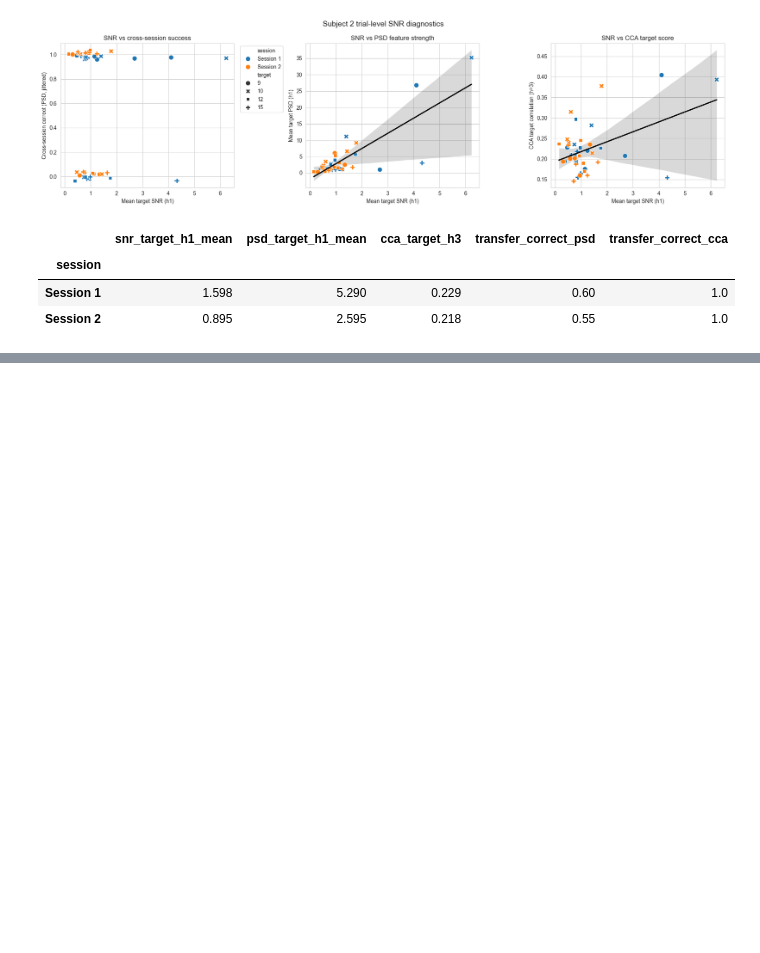
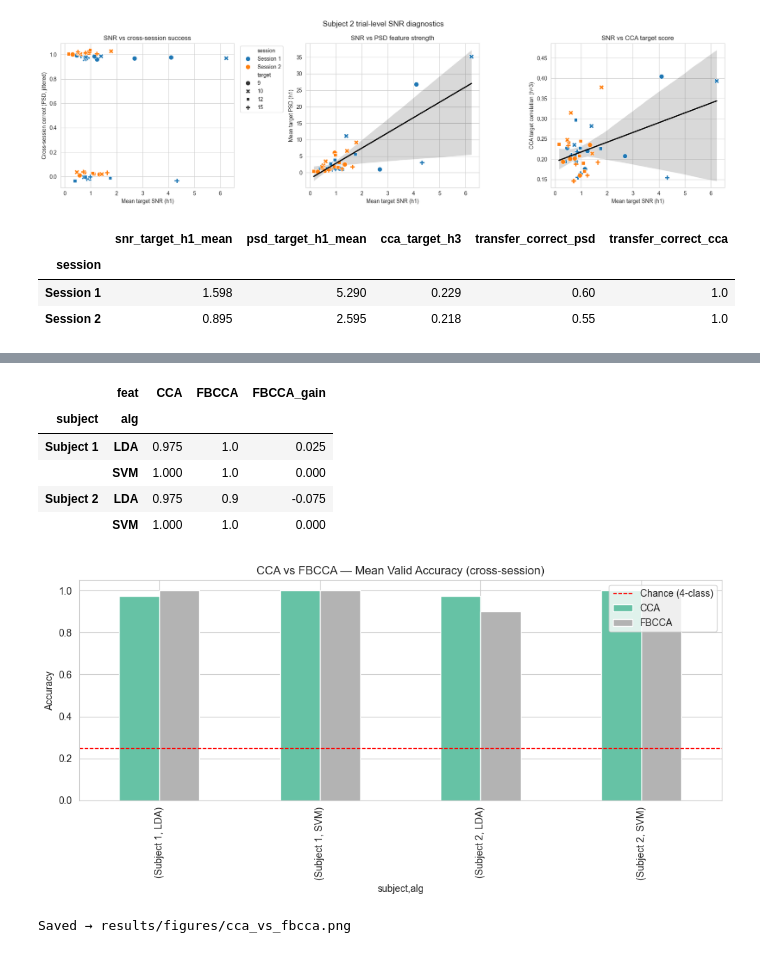
Before and after one commit to binivazqua/brainwave-riders-ssvep, a Jupyter notebook: notebooks/explo.ipynb, the cells around one changed output, grey strips where cells are left out. Saved outputs shown, nothing was run; the diff lists cells and outputs as text; code cells hidden in the pictures; blank space fills up the shorter version.

Commit message:
fbcca and svm are just right

```diff
--- a/notebooks/explo.ipynb
+++ b/notebooks/explo.ipynb
@@ -1619,3 +1693,17 @@ subject_2_trial_diag.groupby("session")[[
 | session |  |  |  |  |  |
 | Session 1 | 1.598 | 5.290 | 0.229 | 0.60 | 1.0 |
 | Session 2 | 0.895 | 2.595 | 0.218 | 0.55 | 1.0 |
+# %%
+# ── Nested CV: FBCCA ──────────────────────────────────────────────────────
+fbcca_results = []
+for feat, subject, sess_1, sess_2 in [
+    ("FBCCA", "Subject 1", sub_1_sess_1_fbcca_feat, sub_1_sess_2_fbcca_feat),
+    ("FBCCA", "Subject 2", sub_2_sess_1_fbcca_feat, sub_2_sess_2_fbcca_feat),
+]:
+    res = run_nested_cv(feat, sess_1, sess_2, subject, algs_and_params)
+    fbcca_results.append(res)
+
+fbcca_df = pd.concat([pd.DataFrame(r) for r in fbcca_results], ignore_index=True)
+fbcca_df.drop(columns=["y_valid", "y_pred"]).style.highlight_max(
+    subset=["train_accuracy", "valid_accuracy"], color="lightgreen"
+)
@@ -1621,0 +1720,39 @@ subject_2_trial_diag.groupby("session")[[
+# %%
+# ── CCA vs FBCCA: side-by-side valid_accuracy comparison ─────────────────
+cca_rows  = results_df[results_df["feat"] == "CCA"].copy()
+fbcca_rows = fbcca_df.copy()
+
+compare = pd.concat([cca_rows, fbcca_rows], ignore_index=True)
+
+pivot = (
+    compare
+    .groupby(["subject", "feat", "alg"])["valid_accuracy"]
+    .mean()
+    .unstack("feat")
+    .round(3)
+)
+pivot["FBCCA_gain"] = (pivot.get("FBCCA", 0) - pivot.get("CCA", 0)).round(3)
+display(pivot)
+
+# Bar chart
+ax = pivot[["CCA", "FBCCA"]].plot(
+    kind="bar", figsize=(10, 5), colormap="Set2",
+    title="CCA vs FBCCA — Mean Valid Accuracy (cross-session)"
+)
+ax.set_ylabel("Accuracy")
+ax.set_ylim(0, 1.05)
+ax.axhline(0.25, color="red", linestyle="--", linewidth=1, label="Chance (4-class)")
+ax.legend()
+plt.tight_layout()
+plt.savefig("../results/figures/cca_vs_fbcca.png", dpi=150)
+plt.show()
+print("Saved → results/figures/cca_vs_fbcca.png")
+# %% [output]
+|  | feat | CCA | FBCCA | FBCCA_gain |
+| subject | alg |  |  |  |
+| Subject 1 | LDA | 0.975 | 1.0 | 0.025 |
+|  | SVM | 1.000 | 1.0 | 0.000 |
+| Subject 2 | LDA | 0.975 | 0.9 | -0.075 |
+|  | SVM | 1.000 | 1.0 | 0.000 |
+[figure, added]
+Saved → results/figures/cca_vs_fbcca.png
```
Also changed, not shown: parts of 3 cells of this notebook.
